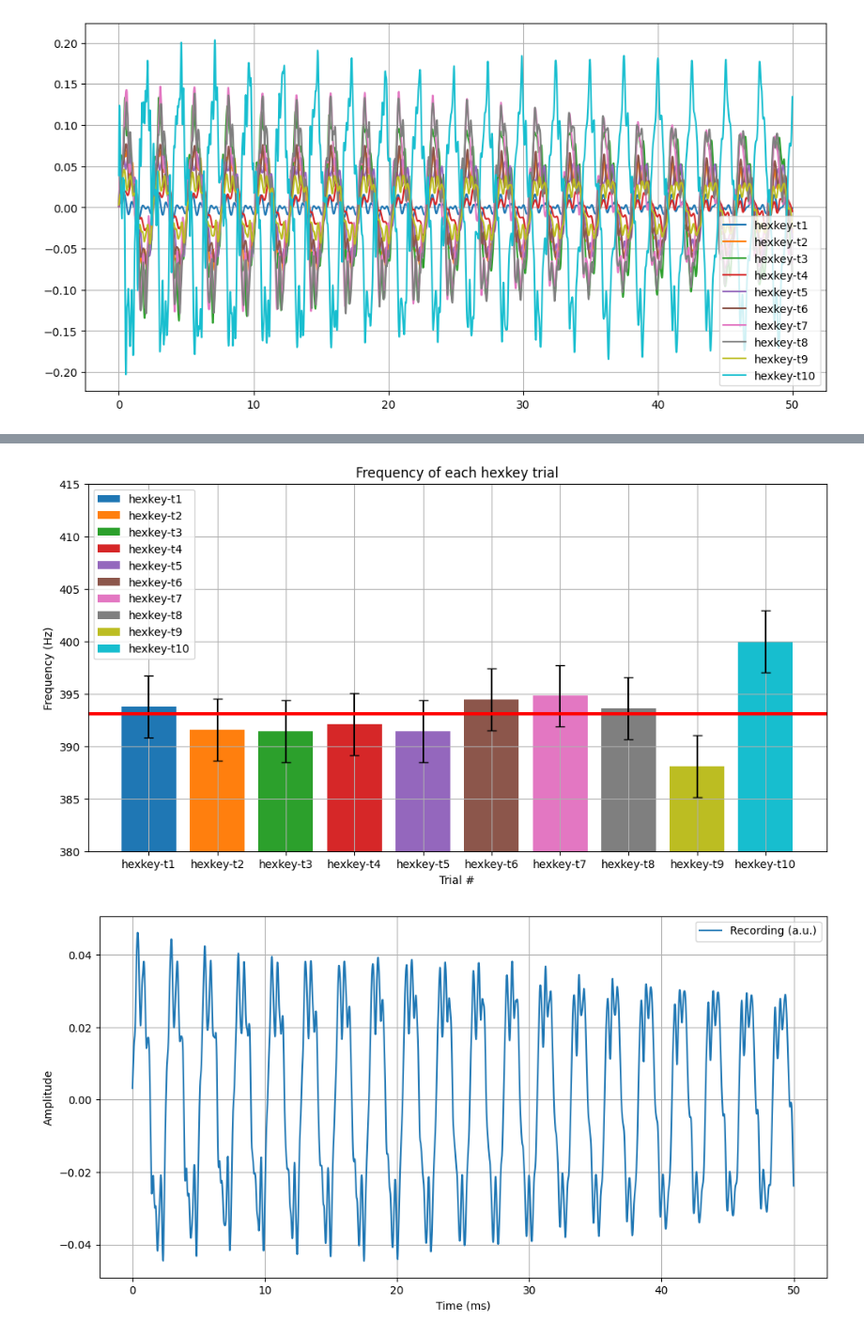
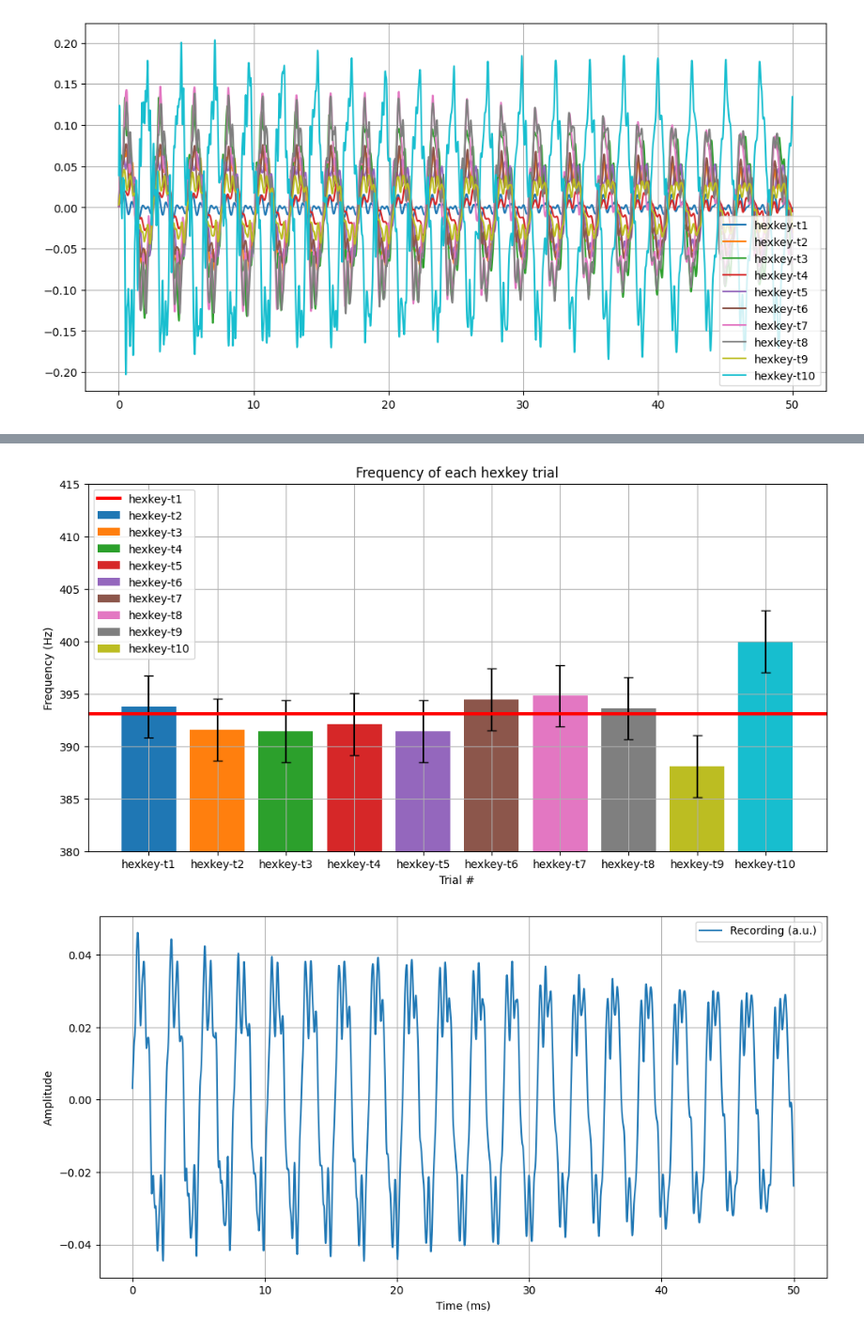
Before and after one commit to ThatNerdSquared/datasci-studio, a Jupyter notebook: milner-lab/milner-lab.ipynb, the cells around one changed output, grey strips where cells are left out. Shown at 94% size. Drawn from its saved outputs; the diff is of its cells as text; code cells hidden in the pictures.

```diff
--- a/milner-lab/milner-lab.ipynb
+++ b/milner-lab/milner-lab.ipynb
@@ -118,23 +119,29 @@ def big_scary_plot(smpls):
     plt.grid(visible=True)
     plt.show()
 # %%
-def plot_freqs(freqs, samples, ylim_bottom=None, ylim_top=None, material=""):
+def plot_freqs(freqs, samples, material=""):
     fig = plt.figure(figsize=[12,6])
 
-    set_stdev = np.std(list(freqs.values()))
+    item_freqlist = list(freqs.values())
+
+    stdev_of_set = np.std(item_freqlist)
 
     for item in freqs.keys():
-        plt.bar(item, freqs[item], yerr=set_stdev, capsize=4)
+        plt.bar(item, freqs[item], yerr=stdev_of_set, capsize=4)
 
+    plt.axhline(np.average(item_freqlist), color='red', linestyle='solid', linewidth=3)
+
+    # styling
     plt.legend(samples.keys())
     plt.grid(visible=True)
-    plt.ylim(ylim_bottom, ylim_top)
-    plt.title(f"Frequency of each {material} trial")
-    plt.ylabel("Frequency (Hz)")
-    plt.xlabel("Trial #")
-    plt.axhline(np.average(list(freqs.values())), color='red', linestyle='solid', linewidth=3)
+    plt.ylim(380, 415)
+    plt.title(f'Frequency of each {material} trial')
+    plt.ylabel('Frequency (Hz)')
+    plt.xlabel('Trial #')
+
+    # display
     plt.show()
-    fig.savefig(f"assets/{material}.png") if SAVE_FIGS else None
+    fig.savefig(f'assets/{material}.png') if SAVE_FIGS else None
 # %%
 def plot_trial_dataframe(df, name=None):
     df.plot(
@@ -285,9 +291,9 @@ Frequency of hexkey-t9: 388.0704061895549
 Avg period of hexkey-t10: 0.0025000947005568404
 Frequency of hexkey-t10: 399.9848484848483
 # %%
-plot_freqs(hexkey_freqs, HEXKEY_SAMPLES, ylim_bottom=380, ylim_top=415, material="hexkey")
+plot_freqs(hexkey_freqs, HEXKEY_SAMPLES, material='hexkey')
 # %% [output]
-[figure, old version]
+[figure, new version]
 # %%
 plot_trial_dataframe(hexkey_t9)
 # %% [output]
```
Also changed, not shown: parts of 16 cells of this notebook.
